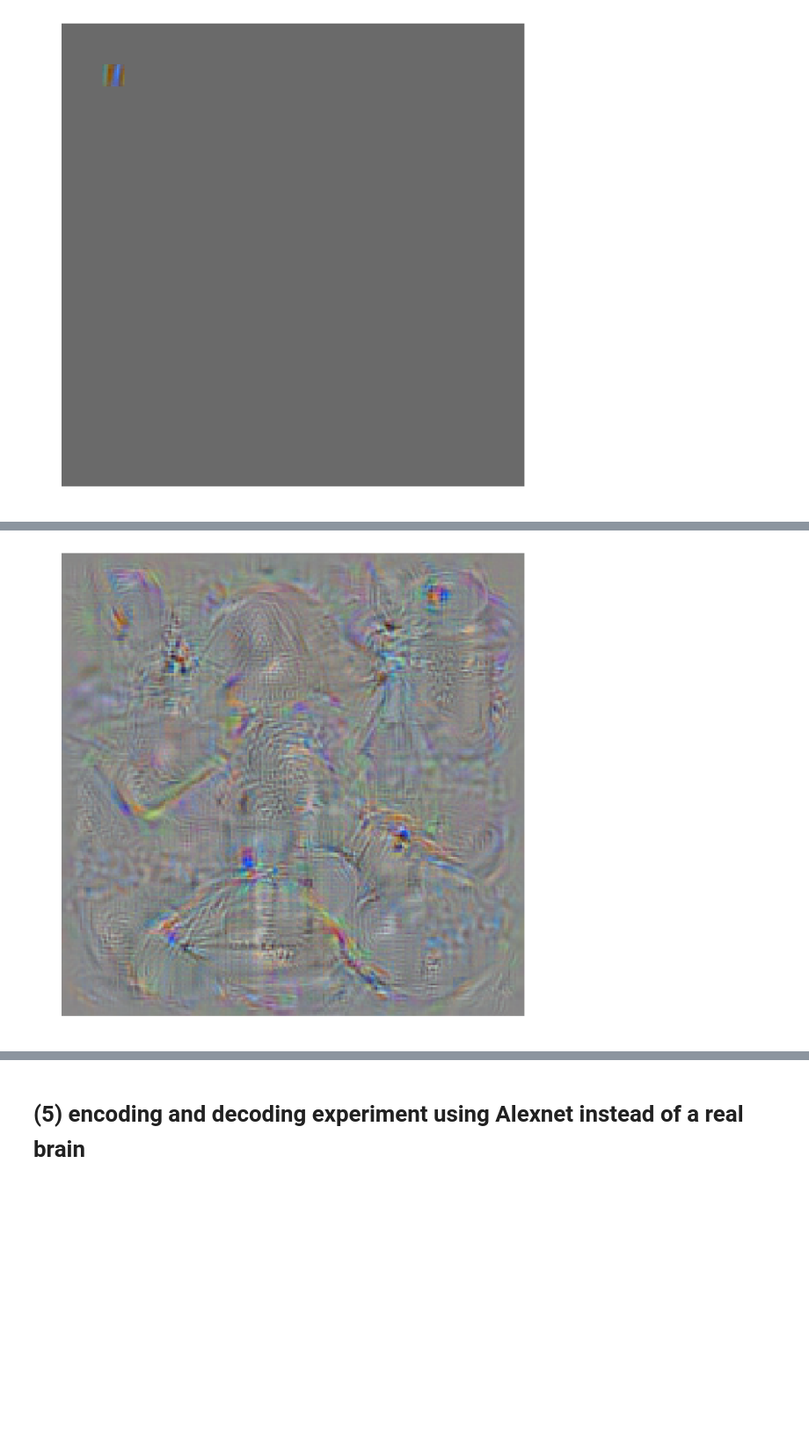
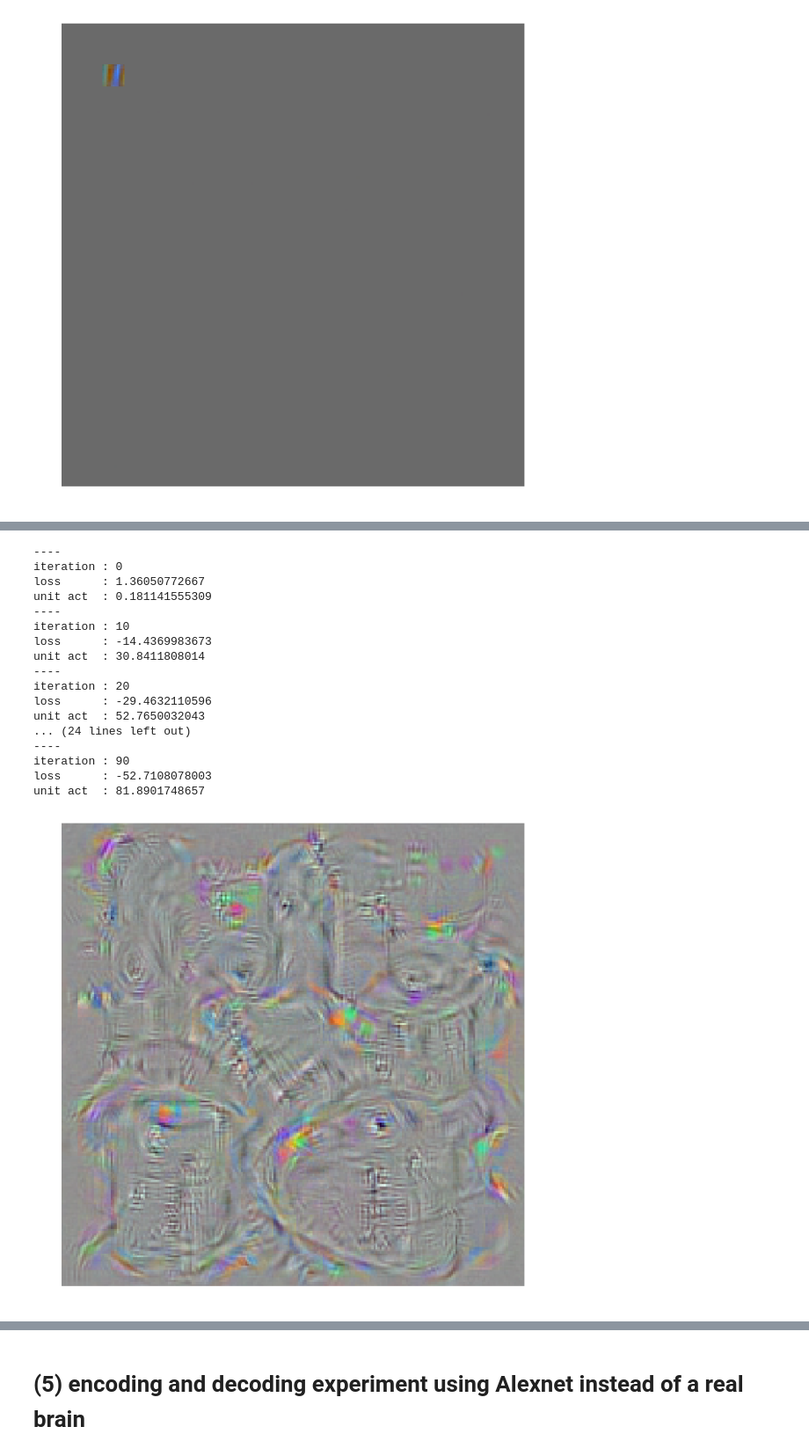
Before and after one commit to mrkmakr/workshop, a Jupyter notebook: workshop.ipynb, the cells around one changed output, grey strips where cells are left out. Shown at 88% size. Cells and saved outputs as stored; diff of their text form; code cells hidden in the pictures; blank space fills up the shorter version.

```diff
--- a/workshop.ipynb
+++ b/workshop.ipynb
@@ -178,10 +179,10 @@ layer_name = 'conv1'
 
 seed = 1
 np.random.seed(seed)
-img_inps = np.random.rand(ite,3,227,227).astype(np.float32) * 255
+img_inps = np.random.rand(n_sample,3,227,227).astype(np.float32) * 255
 ua_list = []
 #loop for collecting unit activations when random noise images are given
-for k in range(ite):
+for k in range(n_sample):
     if np.mod(k,100)==0:
         print(k)
     img_inp = img_inps[k:k+1]
@@ -204,3 +208,3 @@ ua_list = np.array(ua_list)
 # %%
-np.save('{}/img_random_noise.npy'.format(temp_dir),img_inps)
-np.save('{}/unit_act_random_noise.npy'.format(temp_dir),ua_list)
+img_inps = np.load('{}/img_random_noise.npy'.format(temp_dir))
+ua_list = np.load('{}/unit_act_random_noise.npy'.format(temp_dir))
@@ -210,6 +211,6 @@ ua_list = np.load('{}/unit_act_random_noise.npy'.format(temp_dir))
 # %%
 #estimate RF
 #unit activation * input
-rf_rc = np.tensordot(img_inps,ua_list,axes = [0,0]).transpose(3,1,2,0)/ite
+rf_rc = np.tensordot(img_inps,ua_list,axes = [0,0]).transpose(3,1,2,0)/n_sample
 # %%
 def imshow(img,zoom = False,d=4,pos=pos):
@@ -236,3 +247,12 @@ plt.savefig('{}/RF_rc'.format(fig_dir))
 # %% [markdown]
 # (3) estimating RF by activation maximization
+# %%
+class img_model(chainer.Chain):
+    #model representing image
+    def __init__(self):
+        super(img_model,self).__init__(
+            img_fc = L.Linear(1,3*227*227)
+        )
+    def __call__(self):
+        return self.img_fc(Variable(np.array(1).reshape(1,1).astype(np.float32))).reshape(1,3,227,227) + 128
 # %%
@@ -354,4 +410,23 @@ img_conv3= am(layer_name = 'conv3',ch=0, show = True)
 # %%
-img_fc6 = am(layer_name = 'fc6',ch=4,ite=200, show = True,lam = 0.000001)
+img_linear = img_model()
+img_linear = am(layer_name = 'fc6',img_linear=img_linear, ch=0, show = True,lam = 0.00001,pri=True)
+img_fc6 = img_linear()
 # %% [output]
+----
+iteration : 0
+loss      : 1.36050772667
+unit act  : 0.181141555309
+----
+iteration : 10
+loss      : -14.4369983673
+unit act  : 30.8411808014
+----
+iteration : 20
+loss      : -29.4632110596
+unit act  : 52.7650032043
+... (24 lines left out)
+----
+iteration : 90
+loss      : -52.7108078003
+unit act  : 81.8901748657
-[figure, old version]
+[figure, new version]
```
Also changed, not shown: parts of 36 cells of this notebook, 4 other files.
